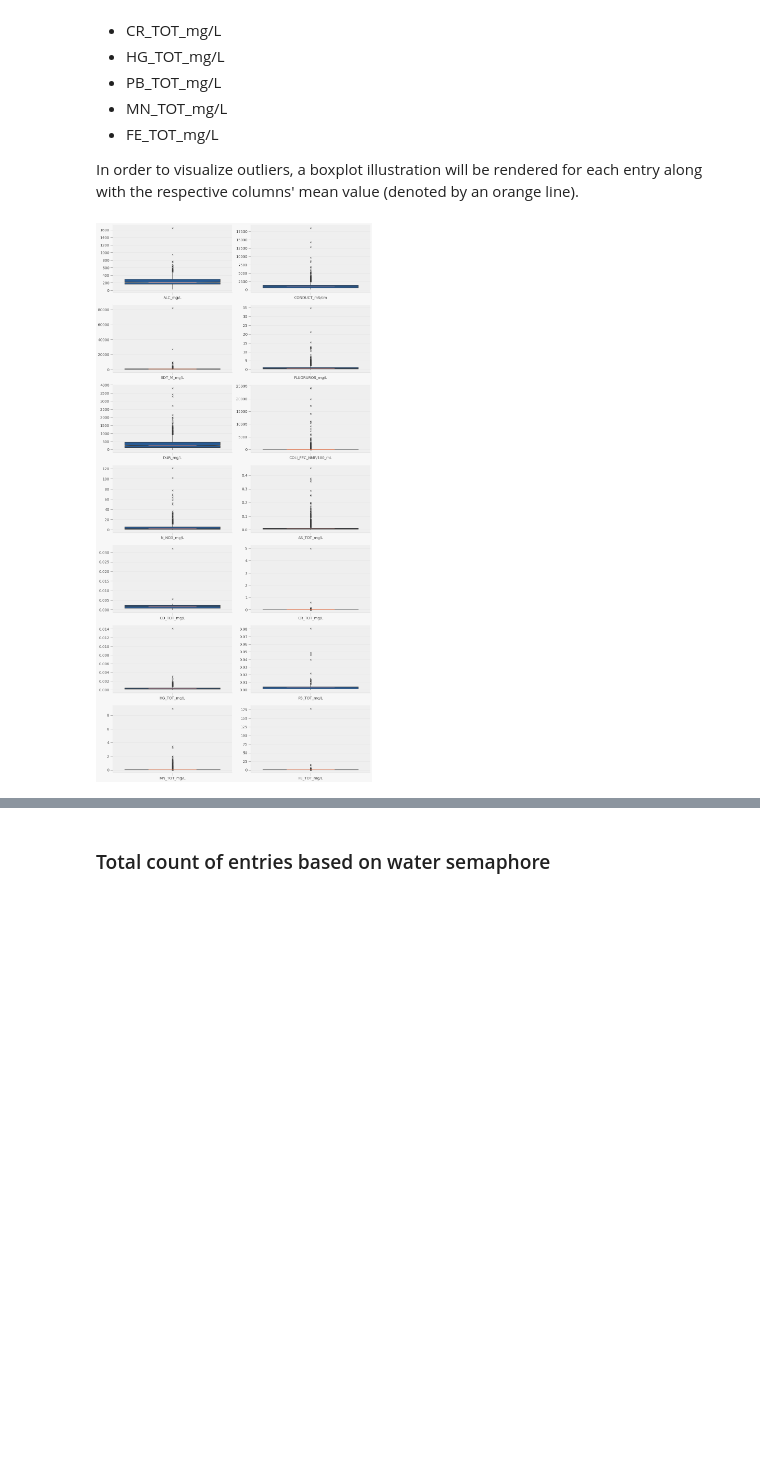
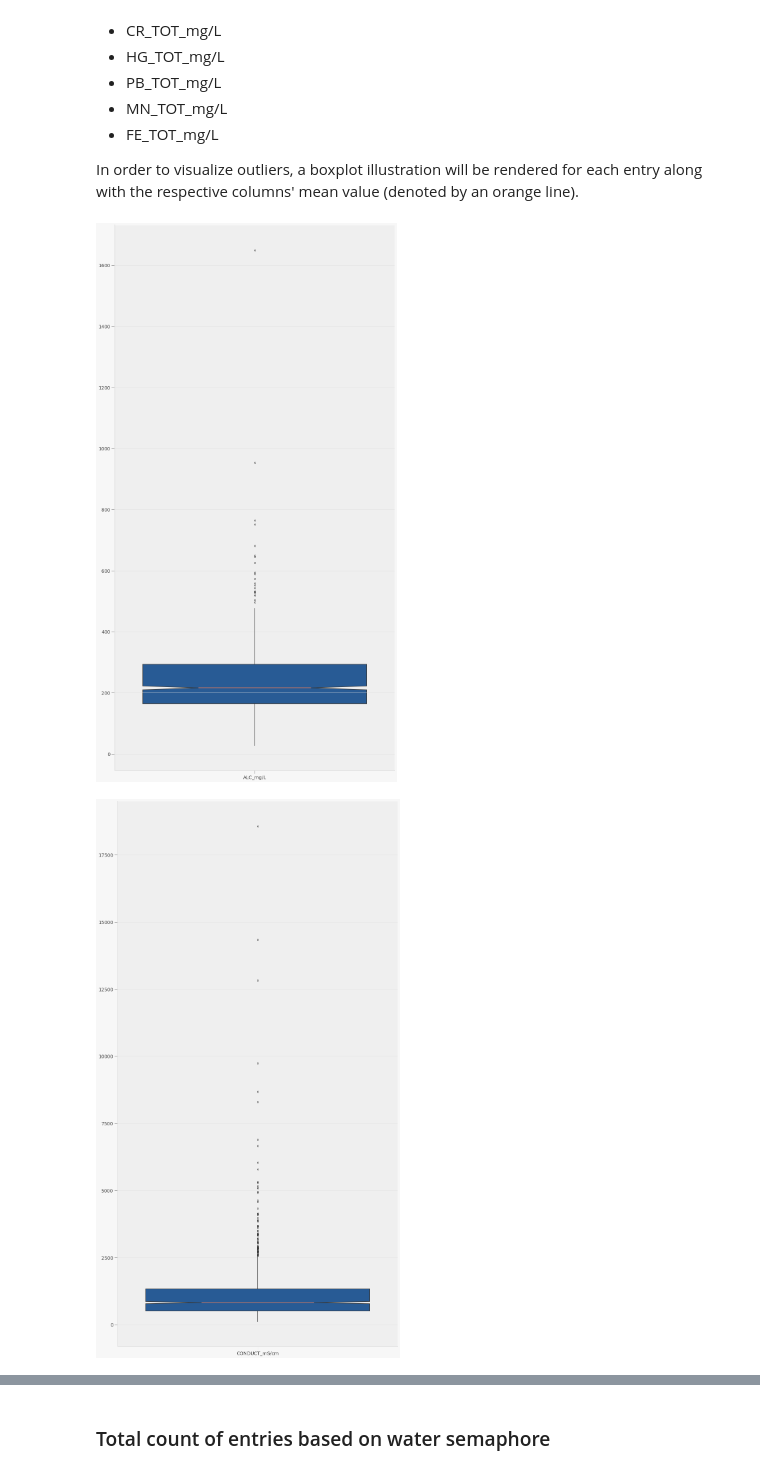
Before and after one commit to angelsalazar/MNA_Challenge, a Jupyter notebook: Challenge_1.ipynb, the cells around one changed output, grey strips where cells are left out. Cells and saved outputs as stored; diff of their text form; code cells hidden in the pictures; blank space fills up the shorter version.

Commit message:
fixing illustration size

```diff
--- a/Challenge_1.ipynb
+++ b/Challenge_1.ipynb
@@ -375,43 +375,31 @@ In order to visualize outliers, a boxplot illustration will be rendered for each
 # %%
 boxPlotColumns = [
   'ALC_mg/L',
   'CONDUCT_mS/cm',
   'SDT_M_mg/L',
   'FLUORUROS_mg/L',
   'DUR_mg/L',
   'COLI_FEC_NMP/100_mL',
   'N_NO3_mg/L',
   'AS_TOT_mg/L',
   'CD_TOT_mg/L',
   'CR_TOT_mg/L',
   'HG_TOT_mg/L',
   'PB_TOT_mg/L',
   'MN_TOT_mg/L',
   'FE_TOT_mg/L'
 ]
 
-GRID_SIZE = 2
-fig = plt.figure(figsize=(15, 30))
-gs = fig.add_gridspec(ncols = GRID_SIZE, nrows=7)
-
-col = 0
-row = 0
 for column in boxPlotColumns:
-  ax = fig.add_subplot(gs[row, col])
+  fig, ax = plt.subplots(figsize=(15,30))
   sns.boxplot(
     data = cleanedDf[[column]],
     notch=True,
     showcaps=False,
     flierprops={"marker": "x"},
     medianprops={"color": "coral"},
     ax = ax
   )
-
-  col += 1
-  if (col == GRID_SIZE):
-    row += 1
-    col = 0
-
-fig.tight_layout()
 # %% [output]
-[figure, old version]
+[figure, new version]
+[figure, added]
```
Also changed, not shown: parts of 1 cell of this notebook.
